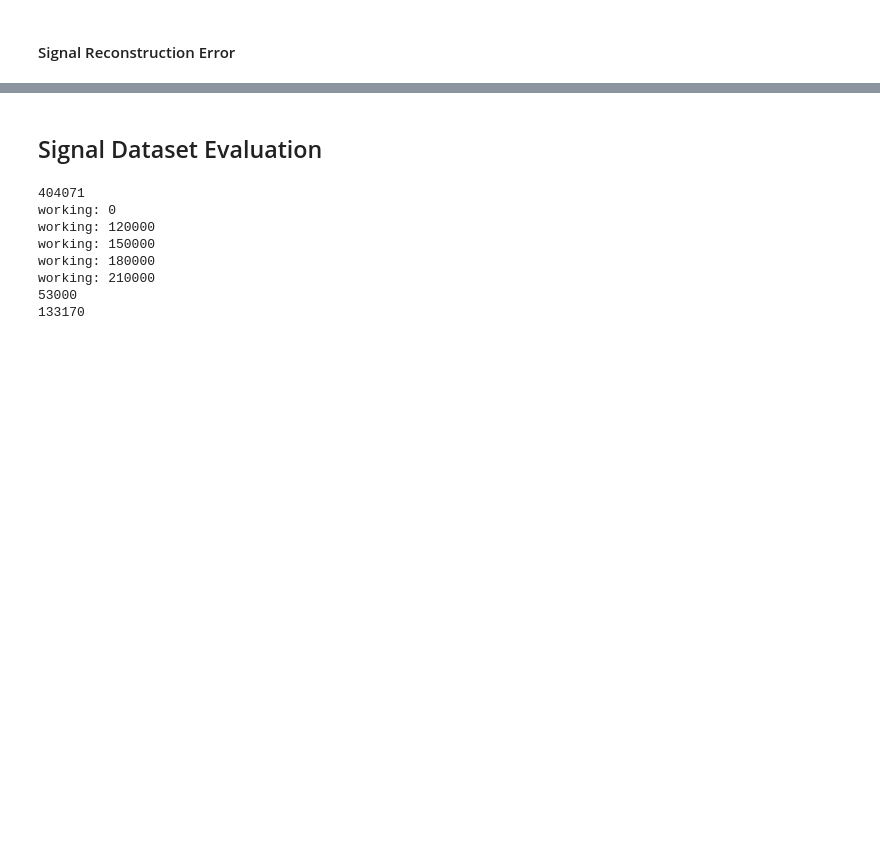
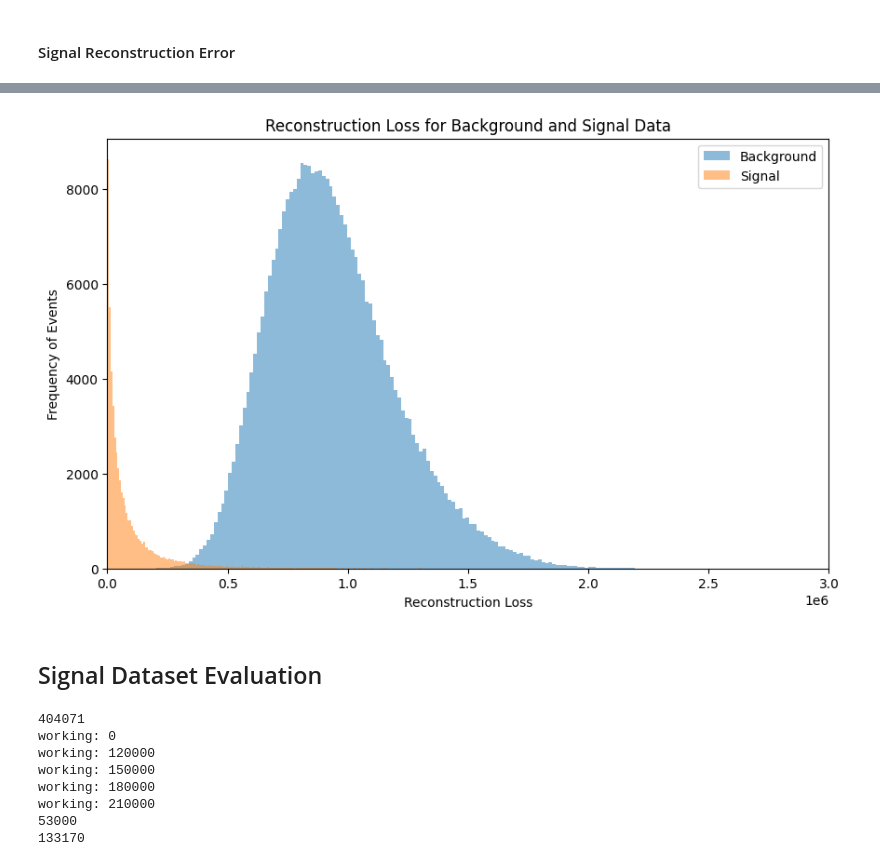
Before and after one commit to Wiliamz01/ISEF-Project, a Jupyter notebook: first_model/model.ipynb, the cells around one changed output, grey strips where cells are left out. Cells and saved outputs as stored; diff of their text form; code cells hidden in the pictures; blank space fills up the shorter version.

```diff
--- a/first_model/model.ipynb
+++ b/first_model/model.ipynb
@@ -340,3 +339,18 @@ print(sum/len(signal_reconstruction_loss))
+# %%
+plt.figure(figsize=(10,6))
+
+plt.hist(background_reconstruction_loss, bins=500, alpha=0.5, label='Background')
+plt.hist(signal_reconstruction_loss, bins=500, alpha=0.5, label='Signal')
+
+plt.title("Reconstruction Loss for Background and Signal Data")
+plt.xlabel("Reconstruction Loss")
+plt.ylabel("Frequency of Events")
+plt.legend(loc='upper right')
+
+plt.xlim(0, 3000000)
+plt.show()
+# %% [output]
+[figure, added]
 # %% [markdown]
 ## Signal Dataset Evaluation
 # %%
```
Also changed, not shown: parts of 11 cells of this notebook, 3 other files.
